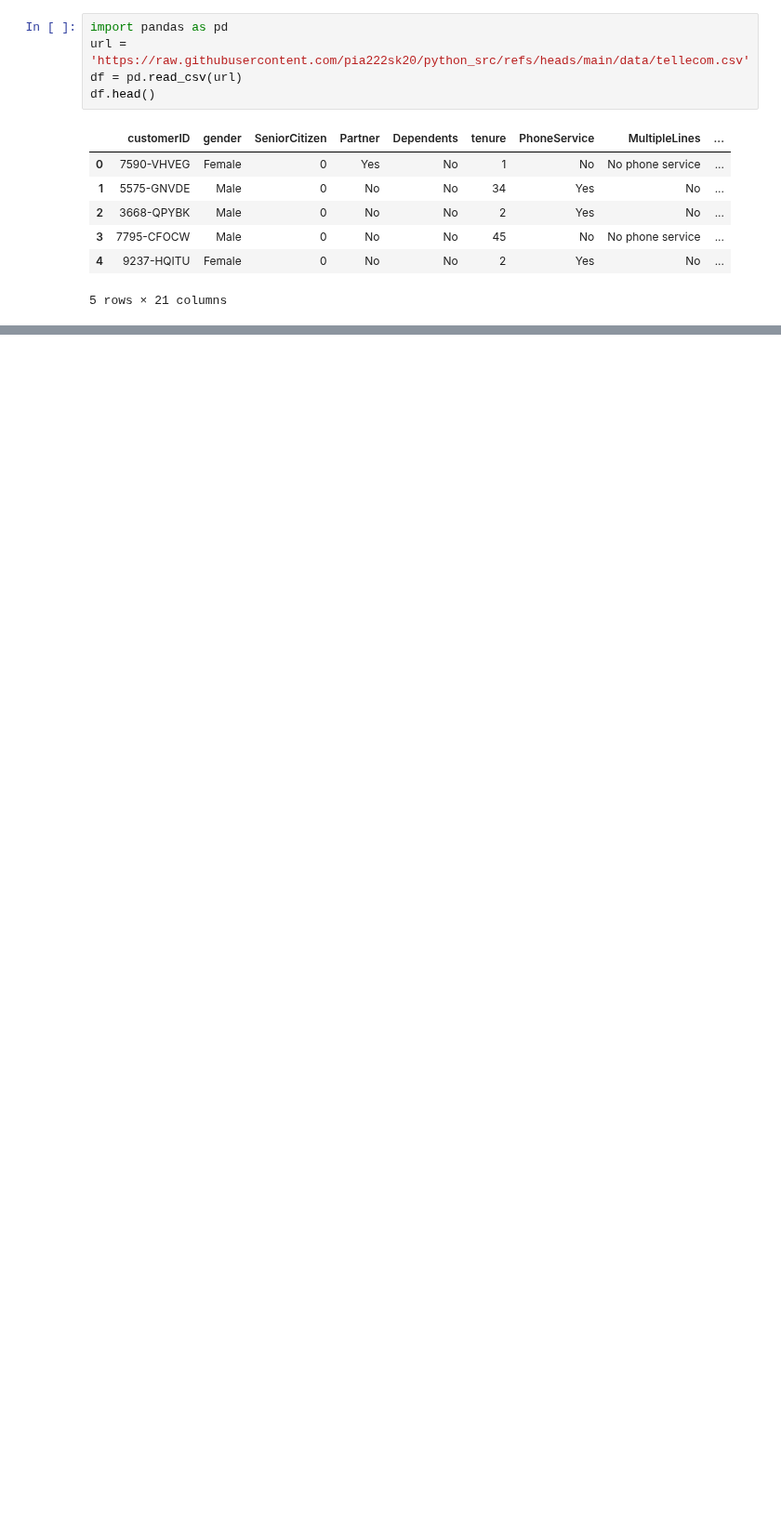
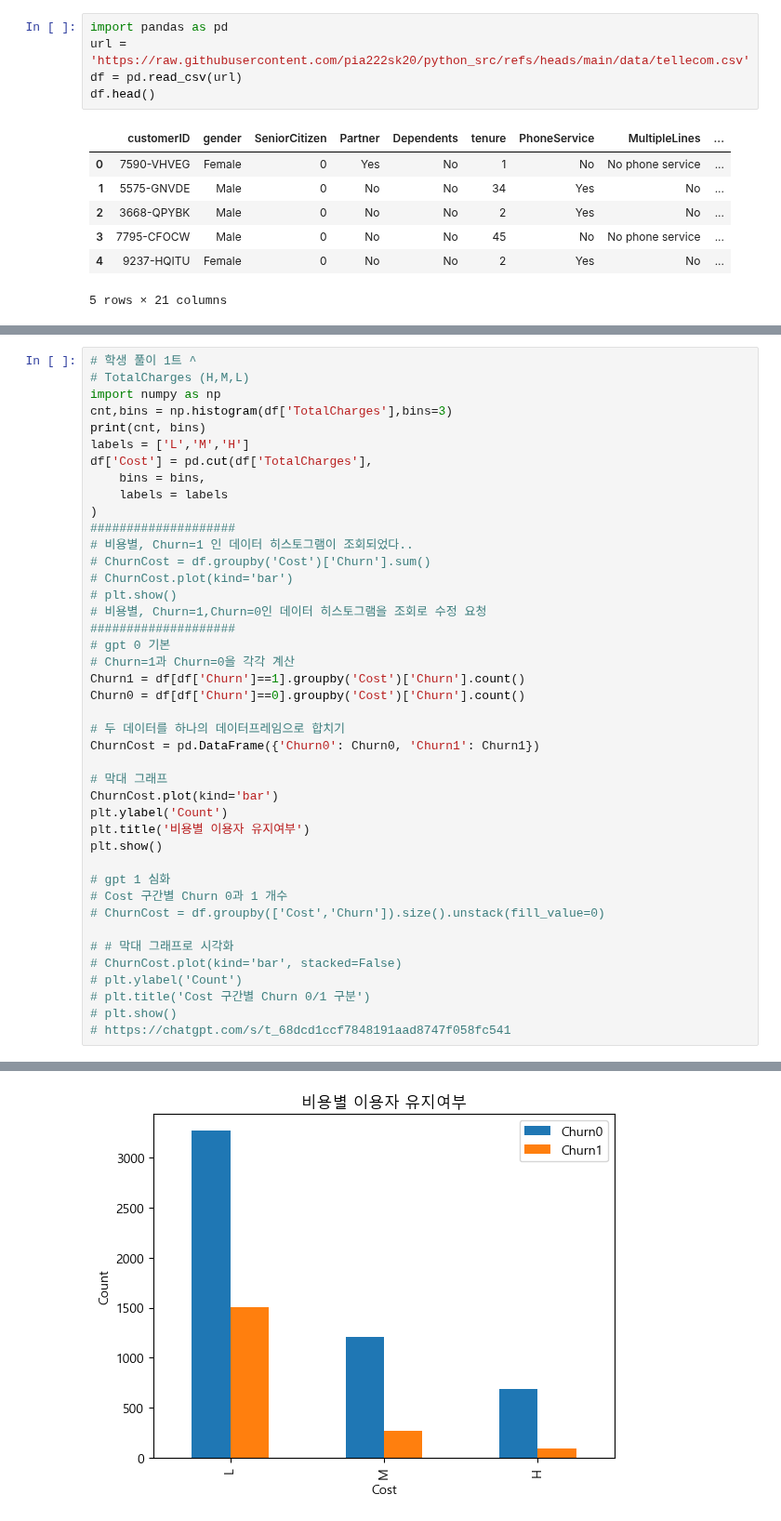
Before and after one commit to carookim/Python, a Jupyter notebook: EDA/telecom.ipynb, the cells around one changed output, grey strips where cells are left out. Shown at 93% size. Cells and saved outputs as stored; diff of their text form; blank space fills up the shorter version.

```diff
--- a/EDA/telecom.ipynb
+++ b/EDA/telecom.ipynb
@@ -13,0 +187,43 @@ df.head()
+# %%
+# 학생 풀이 1트 ^
+# TotalCharges (H,M,L)
+import numpy as np
+cnt,bins = np.histogram(df['TotalCharges'],bins=3)
+print(cnt, bins)
+labels = ['L','M','H']
+df['Cost'] = pd.cut(df['TotalCharges'],
+    bins = bins,
+    labels = labels
+)
+####################
+# 비용별, Churn=1 인 데이터 히스토그램이 조회되었다..
+# ChurnCost = df.groupby('Cost')['Churn'].sum()
+# ChurnCost.plot(kind='bar')
+# plt.show()
+# 비용별, Churn=1,Churn=0인 데이터 히스토그램을 조회로 수정 요청
+####################
+# gpt 0 기본
+# Churn=1과 Churn=0을 각각 계산
+Churn1 = df[df['Churn']==1].groupby('Cost')['Churn'].count()
+Churn0 = df[df['Churn']==0].groupby('Cost')['Churn'].count()
+
+# 두 데이터를 하나의 데이터프레임으로 합치기
+ChurnCost = pd.DataFrame({'Churn0': Churn0, 'Churn1': Churn1})
+
+# 막대 그래프
+ChurnCost.plot(kind='bar')
+plt.ylabel('Count')
+plt.title('비용별 이용자 유지여부')
+plt.show()
+
+# gpt 1 심화
+# Cost 구간별 Churn 0과 1 개수
+# ChurnCost = df.groupby(['Cost','Churn']).size().unstack(fill_value=0)
+
+# # 막대 그래프로 시각화
+# ChurnCost.plot(kind='bar', stacked=False)
+# plt.ylabel('Count')
+# plt.title('Cost 구간별 Churn 0/1 구분')
+# plt.show()
+# https://chatgpt.com/s/t_68dcd1ccf7848191aad8747f058fc541
+# %% [output]
@@ -13,0 +231 @@ df.head()
+[figure, added]
```
Also changed, not shown: parts of 12 cells of this notebook, 1 other file.
